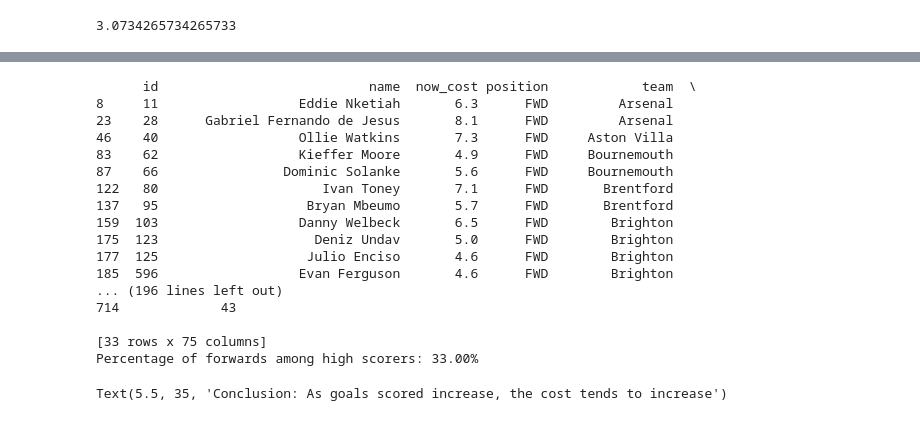
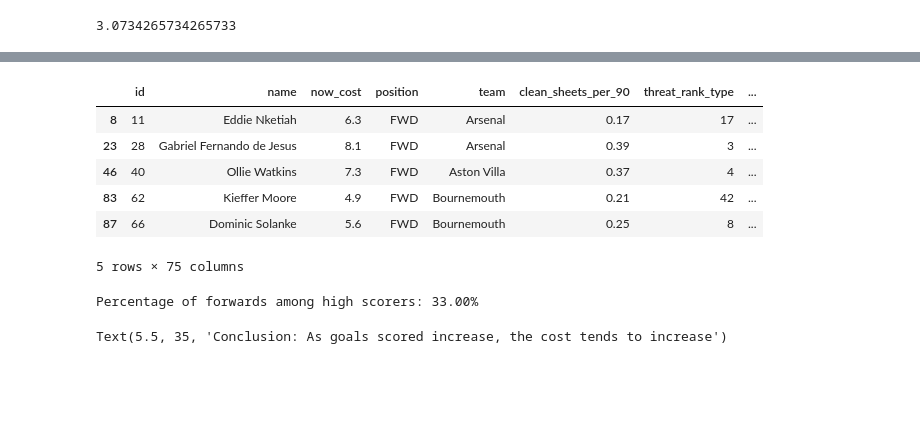
Before and after one commit to borhenDH/Fantasy-premier-league-Data-Analysis-and-Visualisation, a Jupyter notebook: analysis.ipynb, the cells around one changed output, grey strips where cells are left out. Saved outputs shown, nothing was run; the diff lists cells and outputs as text; code cells hidden in the pictures; blank space fills up the shorter version.

```diff
--- a/analysis.ipynb
+++ b/analysis.ipynb
@@ -72,29 +82,19 @@ Number of players who scored more than the average: 100
+# %%
+forwards.head()
+# %% [output]
+|  | id | name | now_cost | position | team | clean_sheets_per_90 | threat_rank_type | ... |
+| 8 | 11 | Eddie Nketiah | 6.3 | FWD | Arsenal | 0.17 | 17 | ... |
+| 23 | 28 | Gabriel Fernando de Jesus | 8.1 | FWD | Arsenal | 0.39 | 3 | ... |
+| 46 | 40 | Ollie Watkins | 7.3 | FWD | Aston Villa | 0.37 | 4 | ... |
+| 83 | 62 | Kieffer Moore | 4.9 | FWD | Bournemouth | 0.21 | 42 | ... |
+| 87 | 66 | Dominic Solanke | 5.6 | FWD | Bournemouth | 0.25 | 8 | ... |
+5 rows × 75 columns
 # %%
-forwards = high_scorers[high_scorers['position'] == 'FWD']
-
 # Calculate the percentage of forwards among all high scorers
 percentage_forwards = (len(forwards) / len(high_scorers)) * 100
 
-print(forwards)
-
 print(f"Percentage of forwards among high scorers: {percentage_forwards:.2f}%")
 # %% [output]
-      id                           name  now_cost position            team  \
-8     11                  Eddie Nketiah       6.3      FWD         Arsenal
-23    28      Gabriel Fernando de Jesus       8.1      FWD         Arsenal
-46    40                  Ollie Watkins       7.3      FWD     Aston Villa
-83    62                  Kieffer Moore       4.9      FWD     Bournemouth
-87    66                Dominic Solanke       5.6      FWD     Bournemouth
-122   80                     Ivan Toney       7.1      FWD       Brentford
-137   95                   Bryan Mbeumo       5.7      FWD       Brentford
-159  103                  Danny Welbeck       6.5      FWD        Brighton
-175  123                    Deniz Undav       5.0      FWD        Brighton
-177  125                   Julio Enciso       4.6      FWD        Brighton
-185  596                  Evan Ferguson       4.6      FWD        Brighton
-... (196 lines left out)
-714             43
-
-[33 rows x 75 columns]
 Percentage of forwards among high scorers: 33.00%
 # %%
 grouped = forwards.groupby(['goals_scored', 'now_cost']).size().reset_index(name='count')
```
Also changed, not shown: parts of 8 cells of this notebook.
